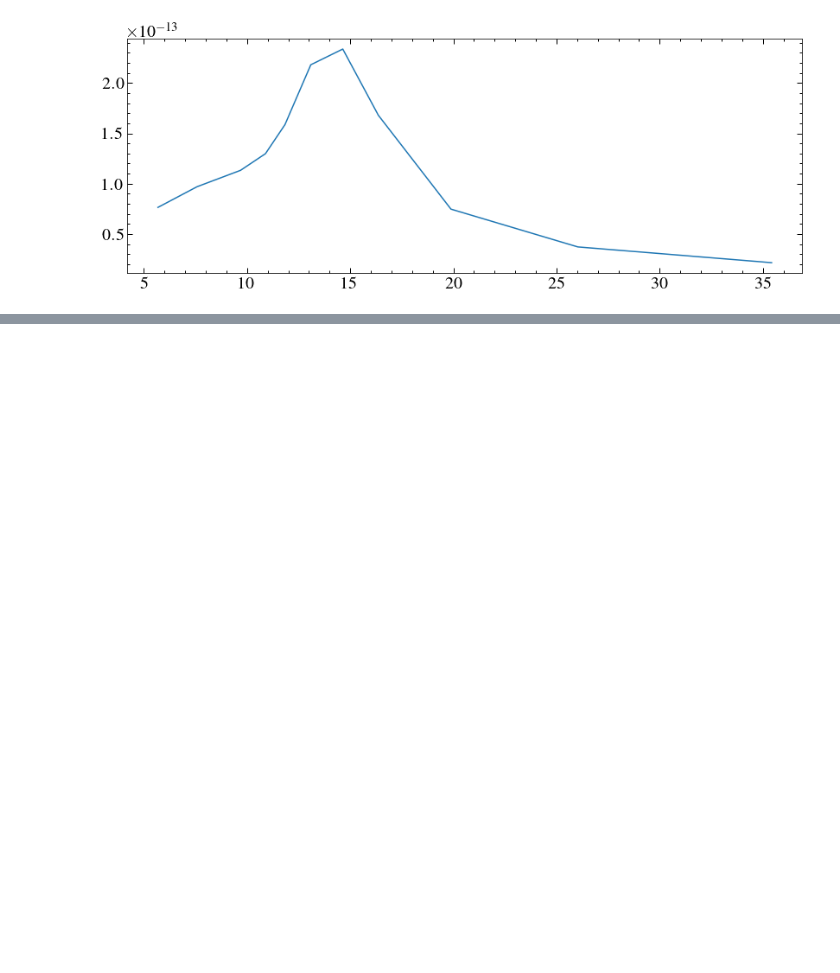
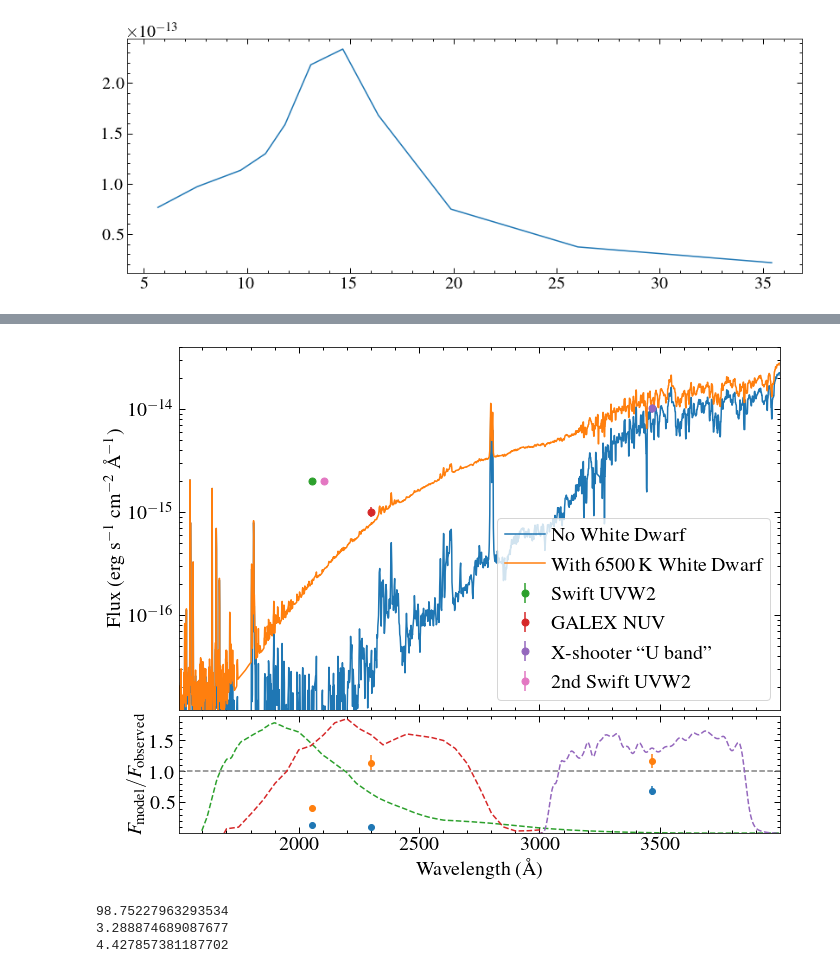
Before and after one commit to davidjwilson/gj207.1, a Jupyter notebook: gj207.1_pt2.ipynb, the cells around one changed output, grey strips where cells are left out. Cells and saved outputs as stored; diff of their text form; code cells hidden in the pictures; blank space fills up the shorter version.

```diff
--- a/gj207.1_pt2.ipynb
+++ b/gj207.1_pt2.ipynb
@@ -541,0 +528,55 @@ plt.plot(wx, mx)
+# %%
+swift_flux2 = 2.02e-15
+swift_error2 = ((0.08**2 +0.04**2)**0.5) * 1e-15
+# %%
+plt.figure(figsize=(10, 8))
+gs = GridSpec(4, 1)
+xlims = (1501, 3999)
+plt.subplot(gs[:3])
+plt.plot(nowd_w[(nowd_w < 3240) | (nowd_w > 3250)] , nowd_f[(nowd_w < 3240) | (nowd_w > 3250)], label = 'No White Dwarf')
+# plt.plot(mw1, mf1)
+plt.plot(pw, pf, label='With 6500\,K White Dwarf')
+plt.errorbar(swift_wave, swift_flux, yerr=swift_error, marker='o', ls='none', label = 'Swift UVW2',ms=7)
+plt.errorbar(galex_wave, galex_flux, yerr=galex_error, marker='o', ls='none', label='GALEX NUV', ms=7)
+plt.errorbar(uwave, uphot, yerr=uerror, marker='o', ls='none', label = 'X-shooter ``U band"',ms=7)
+
+plt.errorbar(swift_wave+50, swift_flux2, yerr=swift_error2, marker='o', ls='none', label = '2nd Swift UVW2',ms=7, c='C6')
+
+
+plt.yscale('log')
+# plt.xlabel('Wavelength (\AA)')
+plt.ylabel('Flux (erg s$^{-1}$ cm$^{-2}$ \AA$^{-1}$)')
+plt.legend(loc=4, frameon=True)
+plt.xlim(xlims[0], xlims[1])
+plt.ylim(1.2e-17, 4e-14)
+plt.xticks(visible=False)
+
+
+plt.subplot(gs[3:])
+plt.errorbar(phot_w, synphot_nwd/phot_f, yerr=synnwd_e, marker='o', ls='none')
+plt.errorbar(phot_w, synphot_wd/phot_f, yerr=synwd_e, marker='o', ls='none')
+plt.ylim(0.01, 1.9)
+plt.xlim(xlims[0], xlims[1])
+plt.xlabel('Wavelength (\AA)')
+plt.ylabel('$F_{\mathrm{model}}/F_{\mathrm{observed}}$')
+plt.axhline(1, ls='--', c='0.5')
+
+plt.plot(uvw2bw, uvw2bp/15, ls='--')
+plt.plot(gbw, gbp*3, ls='--')
+plt.plot(ubw, ubp/30, ls='--')
+
+
+plt.tight_layout()
+plt.subplots_adjust(hspace=0.05)
+# plt.savefig('plots/gj207-1_phot2.png', dpi=150)
+# plt.savefig('plots/gj207-1_phot2.pdf', dpi=150)
+# %% [output]
+[figure, added]
+# %%
+print((swift_flux/swift_flux2)*100)
+print((swift_error/swift_flux)*100)
+print((swift_error2/swift_flux2)*100)
+# %% [output]
+98.75227963293534
+3.288874689087677
+4.427857381187702
```
Also changed, not shown: parts of 14 cells of this notebook, 7 other files.
